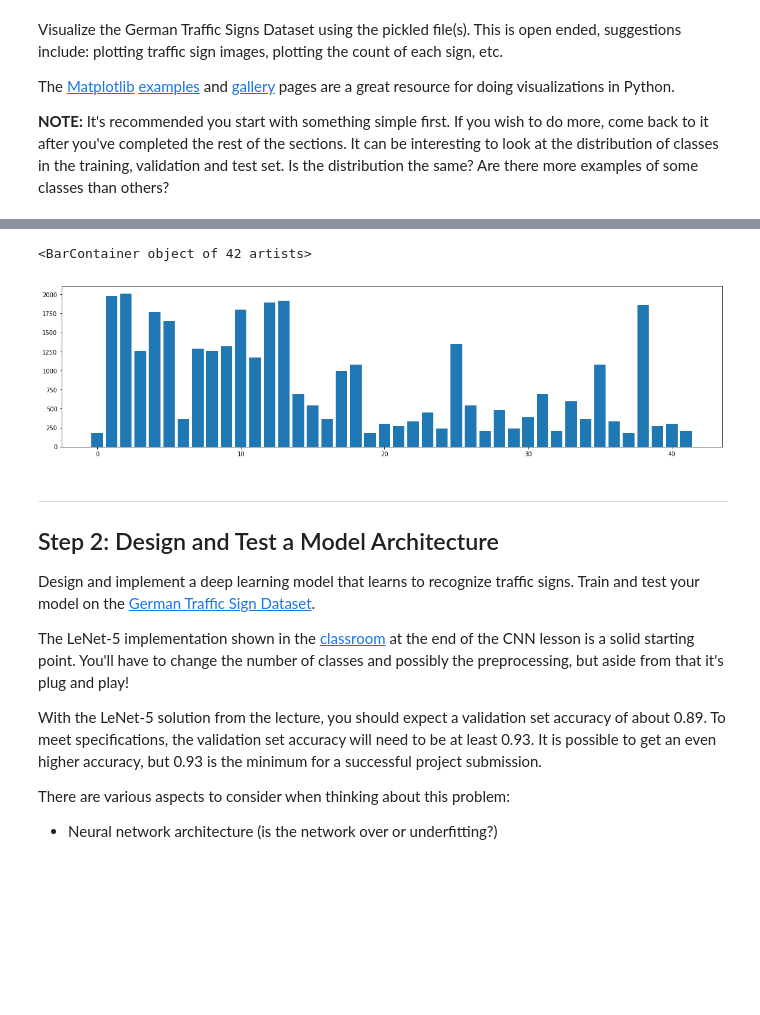
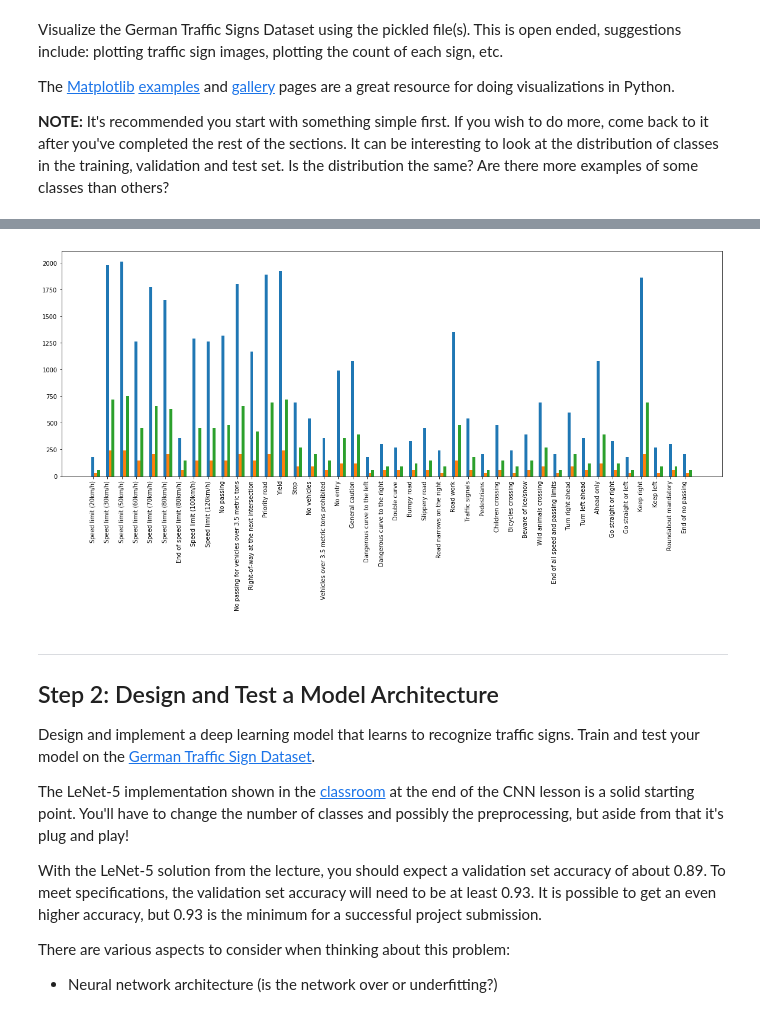
Before and after one commit to PR4S4D/traffic-sign-classifier, a Jupyter notebook: Traffic_Sign_Classifier.ipynb, the cells around one changed output, grey strips where cells are left out. Drawn from its saved outputs; the diff is of its cells as text; code cells hidden in the pictures; blank space fills up the shorter version.

Commit message:
feat: plot the data sets + output feature map

```diff
--- a/Traffic_Sign_Classifier.ipynb
+++ b/Traffic_Sign_Classifier.ipynb
@@ -120,17 +140,52 @@ visualize_data(X_train, "Original Images")
-# %%
-# Number of images for a given type
-
-num_of_images = []
-
-for i in range(42):
-    count = list(y_train.flatten()).count(i)
-    num_of_images.append(count)
-
-plt.figure(figsize=(20,5))
-plt.bar(np.arange(42), num_of_images)
-# %% [output]
-<BarContainer object of 42 artists>
-[figure, removed]
+# %%
+# Number of images for a given type
+
+num_of_images=[]
+
+# for i in range(42):
+#     count = list(y_train.flatten()).count(i)
+#     num_of_images.append(count)
+
+# plt.figure(figsize=(20,5))
+# plt.bar(np.arange(42), num_of_images)
+# plt.legend(["XTrain"])
+# plt.xlabel("Traffic signs")
+
+N = 3
+ind = np.arange(42)
+width = 0.2
+
+fig = plt.figure(figsize=(20,7))
+ax =  fig.add_subplot(111)
+
+for i in range(42):
+    count = list(y_train.flatten()).count(i)
+    num_of_images.append(count)
+
+rects1 = ax.bar(ind, num_of_images, width)
+
+num_of_images=[]
+for i in range(42):
+    count = list(y_valid.flatten()).count(i)
+    num_of_images.append(count)
+
+rects2 = ax.bar(ind+width, num_of_images, width)
+
+num_of_images=[]
+
+for i in range(42):
+    count = list(y_test.flatten()).count(i)
+    num_of_images.append(count)
+
+rects3 = ax.bar(ind+width*2, num_of_images, width)
+
+# ax.legend((rects1[0], rects2[0], rects3[0]), ('Train', 'Validate', 'Test'))
+# #ax.set_xticklabels(sign_names.loc[:,['SignName']].values.flatten())
+ax.set_xticks(ind)
+ax.set_xticklabels(sign_names.loc[:,['SignName']].values.flatten(), rotation=90)
+plt.show()
+# %% [output]
+[figure, added]
 # %% [markdown]
 ----
 
```
Also changed, not shown: parts of 9 cells of this notebook.
